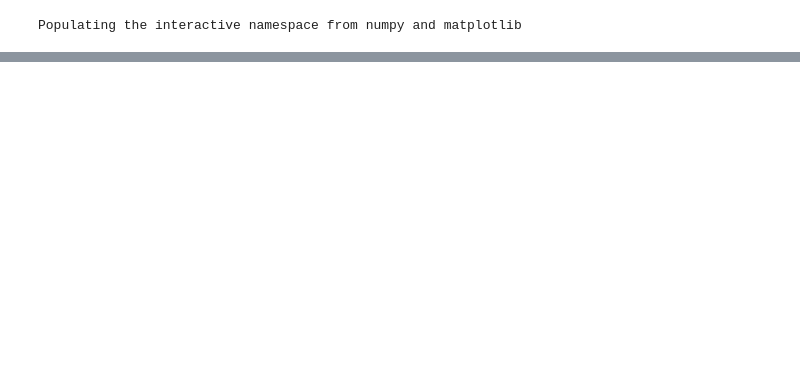
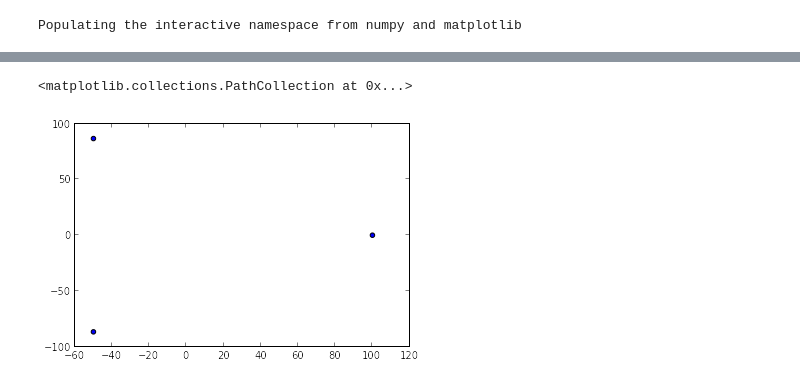
Before and after one commit to JuanRAlvarez/Tarea-6, a Jupyter notebook: Gráficas.ipynb, the cells around one changed output, grey strips where cells are left out. Drawn from its saved outputs; the diff is of its cells as text; code cells hidden in the pictures; blank space fills up the shorter version.

```diff
--- a/Gráficas.ipynb
+++ b/Gráficas.ipynb
@@ -15,0 +23,7 @@ plot(datos[:,4],datos[:,5],c='b')
+# %%
+scatter(data[0,0],data[0,1])
+scatter(data[0,3],data[0,4])
+scatter(data[0,6],data[0,7])
+# %% [output]
+<matplotlib.collections.PathCollection at 0x...>
+[figure, added]
```
Also changed, not shown: parts of 3 cells of this notebook, 5 other files.
